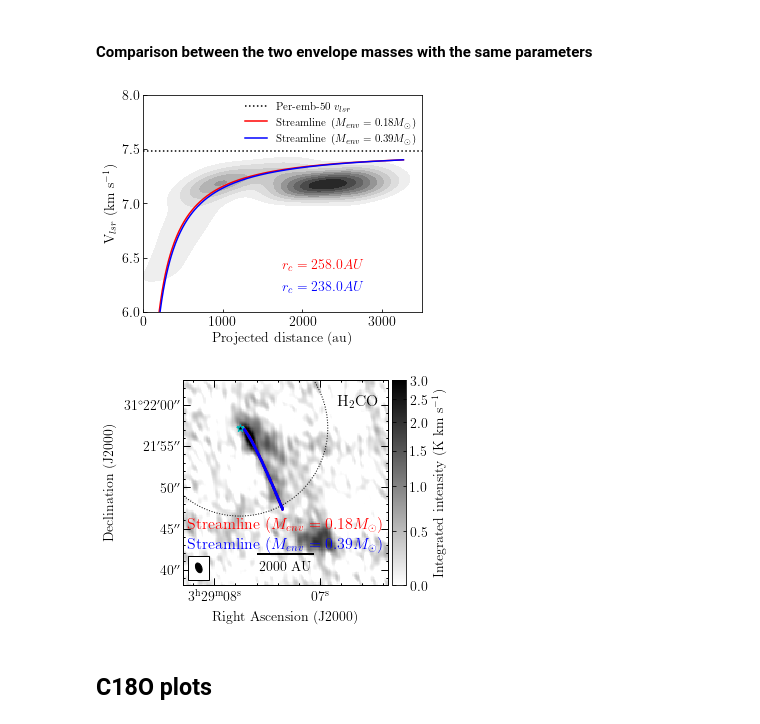
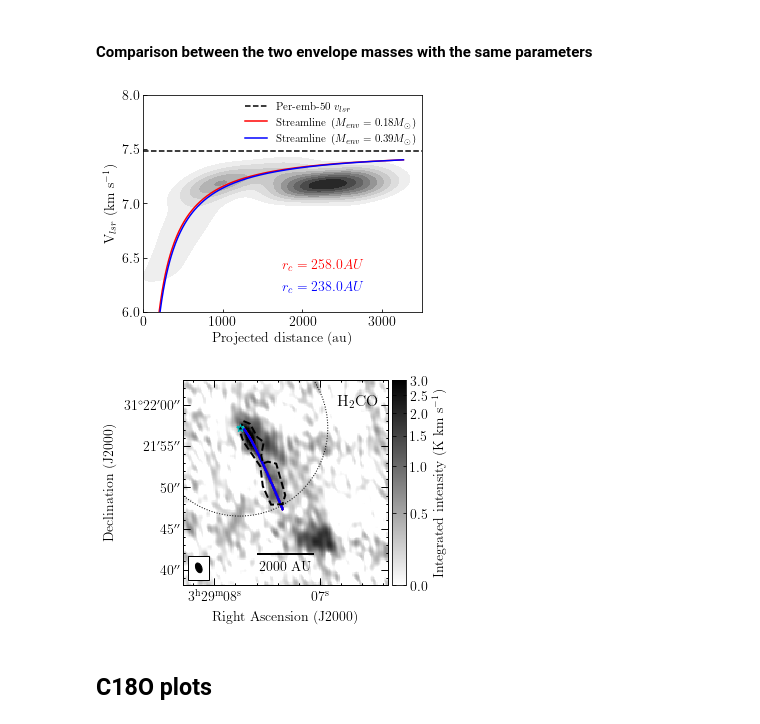
Before and after one commit to tere-valdivia/Per-emb-50_results, a Jupyter notebook: Data_figures.ipynb, the cells around one changed output. Cells and saved outputs as stored; diff of their text form; code cells hidden in the pictures.

```diff
--- a/Data_figures.ipynb
+++ b/Data_figures.ipynb
@@ -634,7 +802,7 @@ if saveplot:
 # %% [markdown]
 #### Comparison between the two envelope masses with the same parameters
 # %%
-saveplot = 0
+saveplot = 1
 regionfile = 'data/region_streamer_l.reg'
 r_proj, v_los = per_emb_50_get_vc_r(H2CO_303_202_fit_Vc+'.fits', regionfile)
 
@@ -670,7 +838,7 @@ freq = header['RESTFREQ'] * u.Hz
 phasecent = [header['ra'], header['dec']]
 vmin = 0
 vmax = 3
-vmid = 1
+vmid = 0.5
 cmap='gray_r'
 
 fig = plot_aplpy_standard(filename+'.fits', stretch, vmin, vmax, cmap, label_col='k', star_col='c', vmid=vmid)
@@ -678,6 +846,7 @@ fig.show_circles(ra_Per50, dec_Per50, pb_noema(freq).to(u.deg)*0.5,
                   ls=':', color='black')
 fig.colorbar.set_axis_label_text(r'Integrated intensity (K km s$^{-1}$)')
 fig.add_label(0.85, 0.9, r'H$_2$CO', relative=True, size=16, weight='bold')
+fig.show_regions(regionfile)
 
 # Load the streamline results
 modelname1 = 'H2CO_0.18Msun_env_2'
@@ -703,39 +872,39 @@ paramsdict = pickle.load(pickle_in)
 omega02 = paramsdict['omega0']
 r02 = paramsdict['r0']
 
 v_lsr = paramsdict['v_lsr']
 
 # Load source params
 M_s = 1.71*u.Msun # was 2.9
 M_env1 = 0.18*u.Msun
 M_env2 = 0.39*u.Msun
 M_disk = 0.58*u.Msun
 Mstar1 = (M_s+M_env1+M_disk)
 Mstar2 = (M_s+M_env2+M_disk)
 r_c1 = SL.r_cent(Mstar1, omega01, r01)
 r_c2 = SL.r_cent(Mstar2, omega02, r02)
 
 # Add the models and labels in the kde
 
-ax2.axhline(v_lsr.value, color='k', label=r'Per-emb-50 $v_{lsr}$', ls=':')
+ax2.axhline(v_lsr.value, color='k', label=r'Per-emb-50 $v_{lsr}$', ls='--')
 ax2.plot(dsky1, vel1, color='red', label=r'Streamline ($M_{env}=0.18M_{\odot}$)')
 ax2.annotate(r'$r_c = {}$'.format(np.round(r_c1,0)), (0.5, 0.2), xycoords='axes fraction', size=14, color='r')
 ax2.plot(dsky2, vel2, color='blue', label=r'Streamline ($M_{env}=0.39M_{\odot}$)')
 ax2.annotate(r'$r_c = {}$'.format(np.round(r_c2,0)), (0.5, 0.1), xycoords='axes fraction', size=14, color='b')
 ax2.legend(loc=(0.35, 0.75), frameon=False, fontsize=11)
 
 #add the models and labels in the image
-fig.show_markers(ra1, dec1, marker='o', c='red', s=1)
-fig.add_label(0.5, 0.3, r'Streamline ($M_{env}=0.18M_{\odot}$)', relative=True, size=16, color='r', weight='bold')
-fig.show_markers(ra2, dec2, marker='o', c='b', s=1)
-fig.add_label(0.5, 0.2, r'Streamline ($M_{env}=0.39M_{\odot}$)', relative=True, size=16, color='b', weight='bold')
+fig.show_markers(ra1, dec1, marker='o', c='red', s=0.5)
+# fig.add_label(0.3, 0.3, r'$M_{env}=0.18M_{\odot}$', relative=True, size=16, color='r', weight='bold')
+fig.show_markers(ra2, dec2, marker='o', c='b', s=0.5)
+# fig.add_label(0.3, 0.2, r'$M_{env}=0.39M_{\odot}$', relative=True, size=16, color='b', weight='bold')
 
 if saveplot:
   fig2.savefig('analysis/streamline_comparison_Menv_vlsr_r_kde_peremb50.pdf', dpi=300, bbox_inches='tight')
   fig.savefig('analysis/streamline_image_comparison_Menv_peremb50.pdf', dpi=300)
 # %% [output]
 [figure]
-[figure, old version]
+[figure, new version]
 # %% [markdown]
 ## C18O plots
 # %% [markdown]
```
Also changed, not shown: parts of 15 cells of this notebook, 13 other files.
